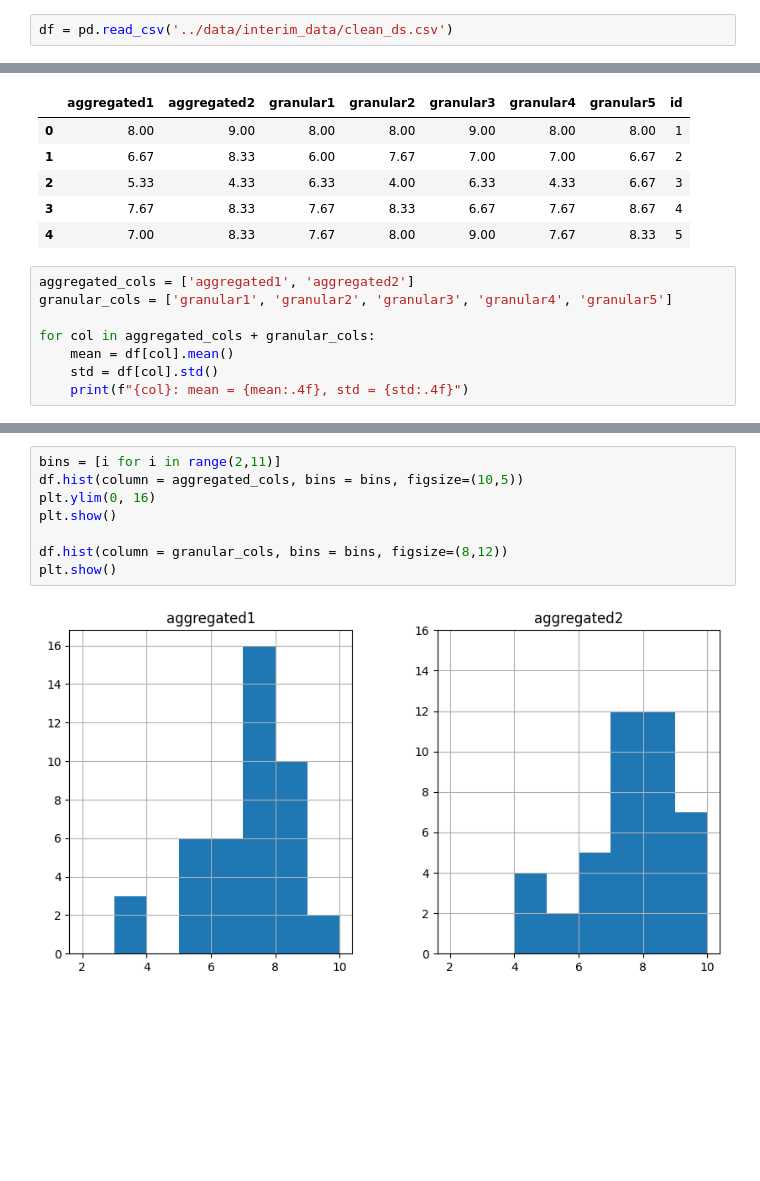
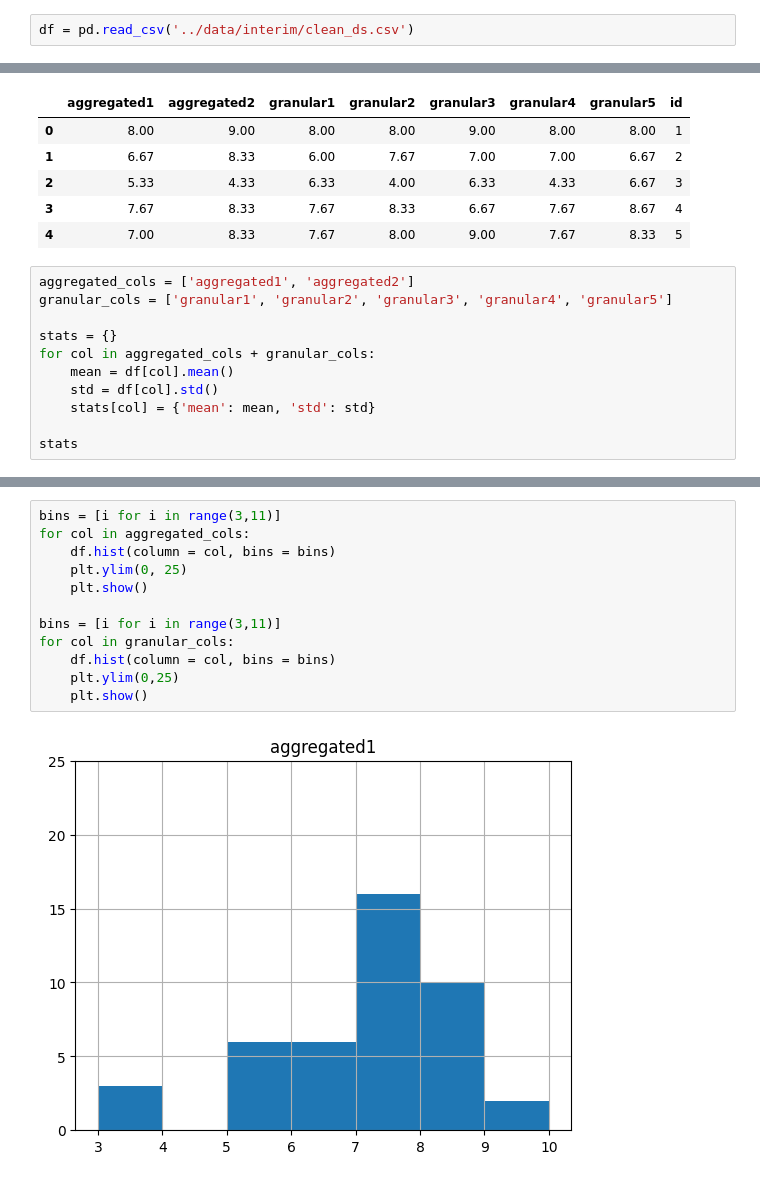
Before and after one commit to SamueleLippolis/marks-analysis-, a Jupyter notebook: notebooks/prototype02_interimDataExploration.ipynb, the cells around one changed output, grey strips where cells are left out. Cells and saved outputs as stored; diff of their text form; blank space fills up the shorter version.

Commit message:
completed lr and meanModel

```diff
--- a/notebooks/prototype02_interimDataExploration.ipynb
+++ b/notebooks/prototype02_interimDataExploration.ipynb
@@ -6,7 +6,7 @@
 import pandas as pd
 import matplotlib.pyplot as plt
 # %%
-df = pd.read_csv('../data/interim_data/clean_ds.csv')
+df = pd.read_csv('../data/interim/clean_ds.csv')
 # %%
 df.head()
 # %% [output]
@@ -20,8 +20,11 @@ df.head()
 aggregated_cols = ['aggregated1', 'aggregated2']
 granular_cols = ['granular1', 'granular2', 'granular3', 'granular4', 'granular5']
 
+stats = {}
 for col in aggregated_cols + granular_cols:
     mean = df[col].mean()
     std = df[col].std()
-    print(f"{col}: mean = {mean:.4f}, std = {std:.4f}")
+    stats[col] = {'mean': mean, 'std': std}
+
+stats
 # %% [output]
@@ -44,10 +74,14 @@ plt.show()
 # %%
-bins = [i for i in range(2,11)]
-df.hist(column = aggregated_cols, bins = bins, figsize=(10,5))
-plt.ylim(0, 16)
-plt.show()
+bins = [i for i in range(3,11)]
+for col in aggregated_cols:
+    df.hist(column = col, bins = bins)
+    plt.ylim(0, 25)
+    plt.show()
 
-df.hist(column = granular_cols, bins = bins, figsize=(8,12))
-plt.show()
+bins = [i for i in range(3,11)]
+for col in granular_cols:
+    df.hist(column = col, bins = bins)
+    plt.ylim(0,25)
+    plt.show()
 # %% [output]
-[figure, old version]
+[figure, new version]
```
Also changed, not shown: parts of 6 cells of this notebook, 32 other files.
